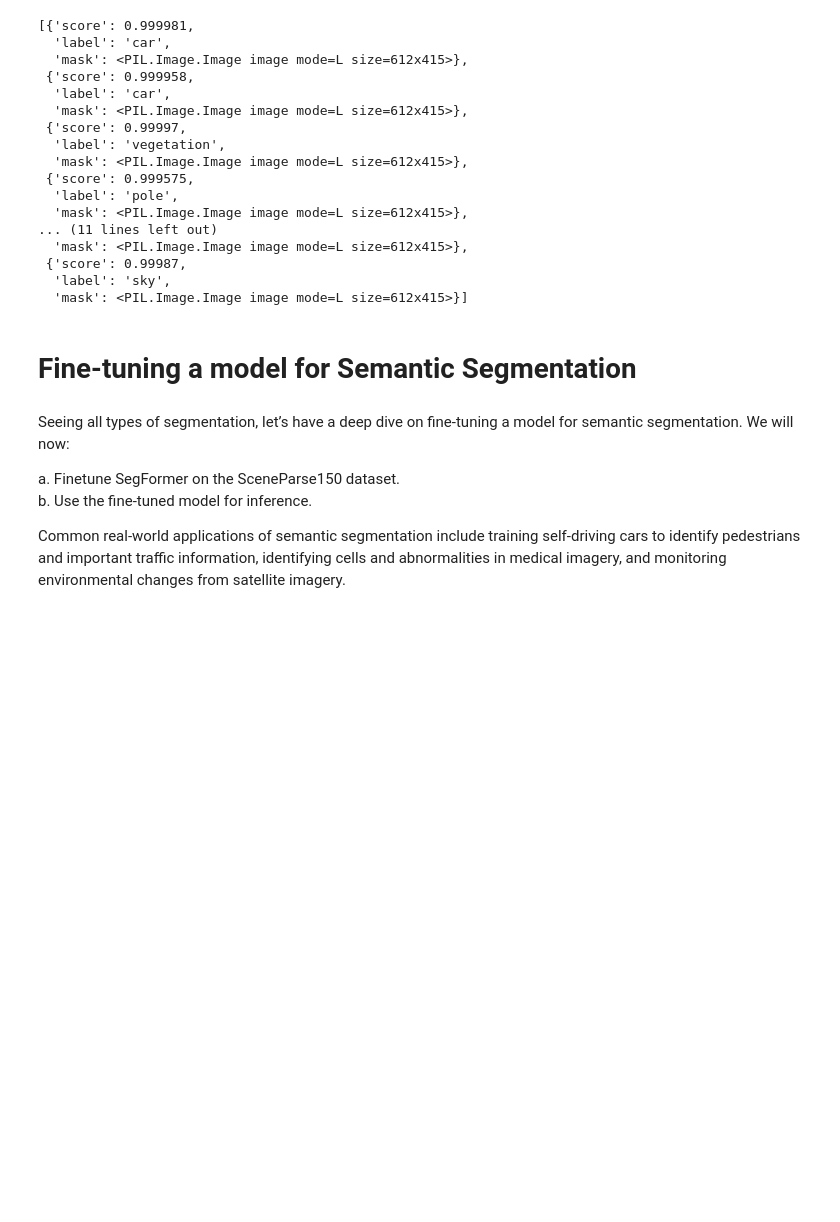
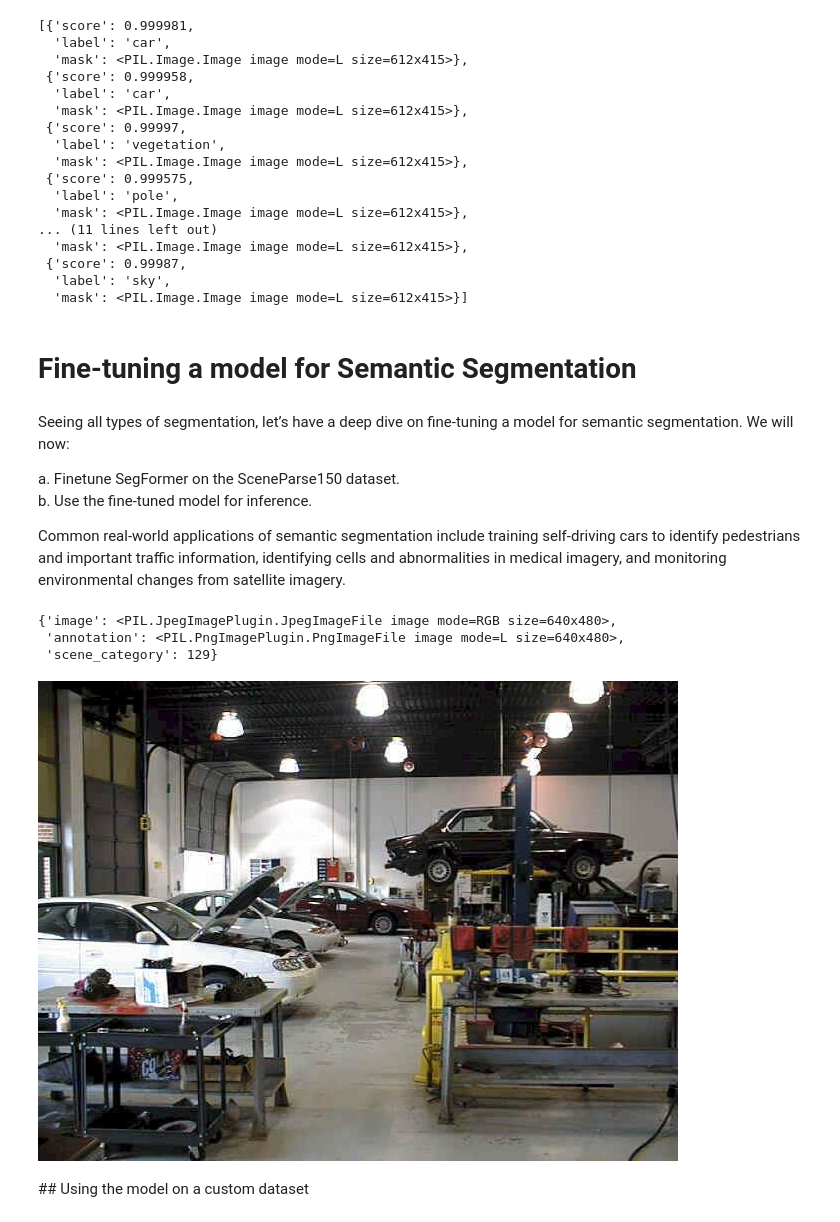
Before and after one commit to nmasamba/computer_vision, a Jupyter notebook: 02_image_segmentation.ipynb, the cells around one changed output. Saved outputs shown, nothing was run; the diff lists cells and outputs as text; code cells hidden in the pictures; blank space fills up the shorter version.

Commit message:
load dataset for semantic segmentation

```diff
--- a/02_image_segmentation.ipynb
+++ b/02_image_segmentation.ipynb
@@ -132,3 +136,25 @@ a. Finetune SegFormer on the SceneParse150 dataset.<br>
 b. Use the fine-tuned model for inference.
 
 Common real-world applications of semantic segmentation include training self-driving cars to identify pedestrians and important traffic information, identifying cells and abnormalities in medical imagery, and monitoring environmental changes from satellite imagery.
+# %%
+# Load SceneParse150 dataset
+ds = load_dataset("scene_parse_150", split="train[:50]") # Load subset first, for experimentation
+
+ds = ds.train_test_split(test_size=0.2)
+train_ds = ds["train"]
+test_ds = ds["test"]
+# %%
+# Inspect the data set
+# image: a PIL image of the scene.
+# annotation: a PIL image of the segmentation map, which is also the model’s target.
+# scene_category: a category id that describes the image scene like “kitchen” or “office”.
+train_ds[0]
+# %% [output]
+{'image': <PIL.JpegImagePlugin.JpegImageFile image mode=RGB size=640x480>,
+ 'annotation': <PIL.PngImagePlugin.PngImageFile image mode=L size=640x480>,
+ 'scene_category': 129}
+# %%
+# In this guide, you’ll only need image and annotation, both of which are PIL images.
+train_ds[0]["image"]
+# %% [output]
+[figure, added]
@@ -134,0 +170,2 @@ Common real-world applications of semantic segmentation include training self-dr
+# %% [markdown]
+## Using the model on a custom dataset
```
Also changed, not shown: parts of 2 cells of this notebook.
